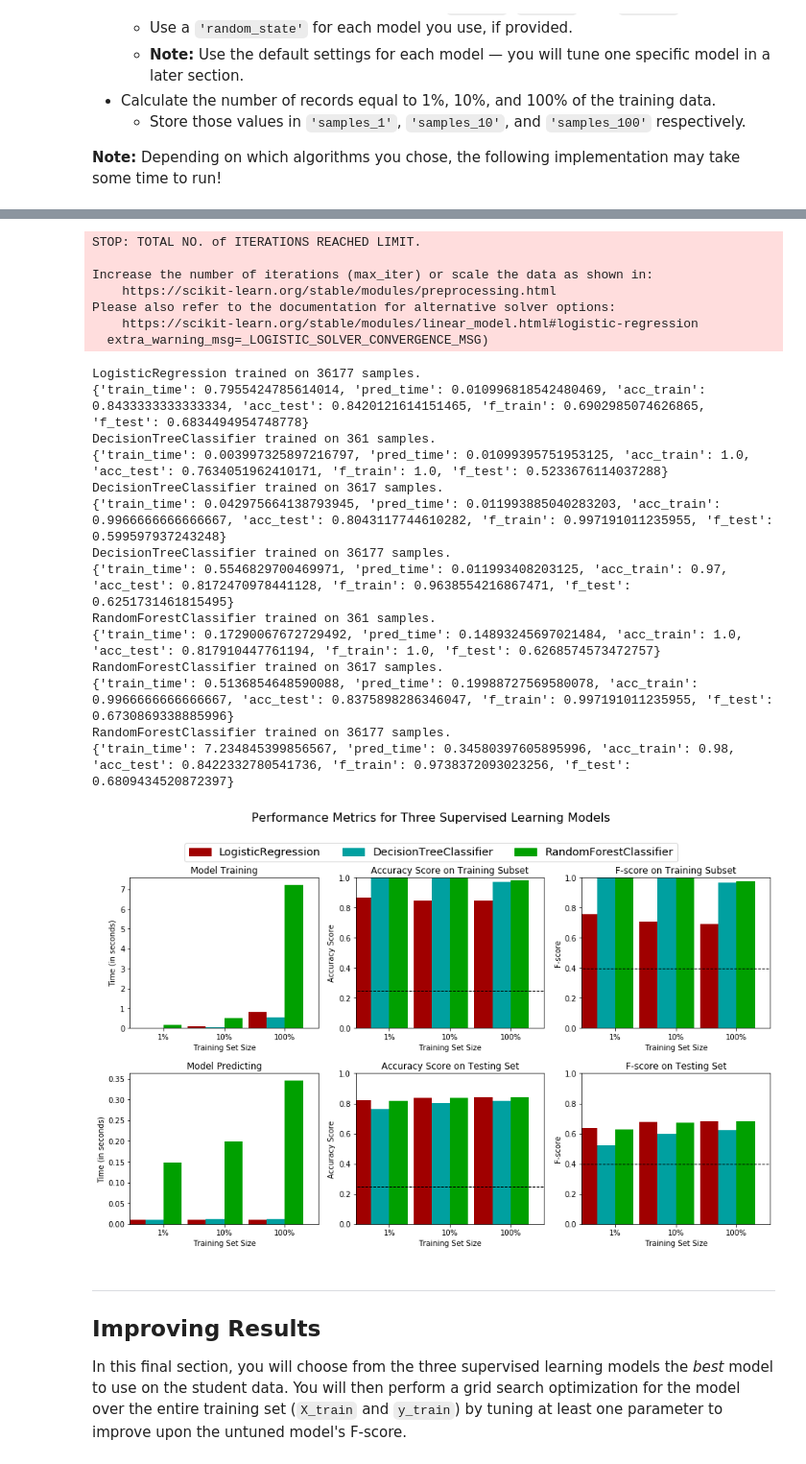
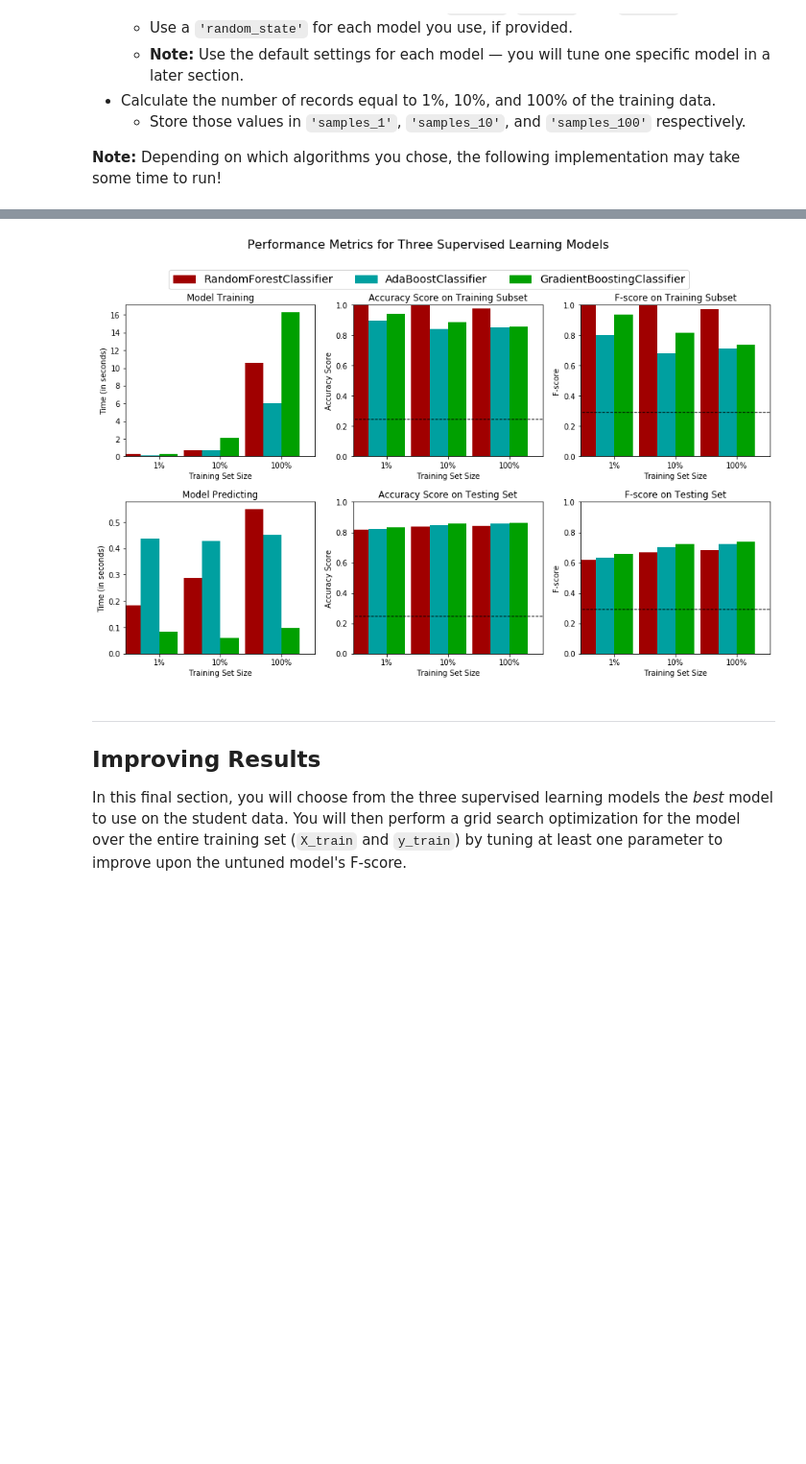
Before and after one commit to santoshjoshigithub/udacity, a Jupyter notebook: intro_to_machine_learning_with_pytorch/p1_charityml/finding_donors.ipynb, the cells around one changed output, grey strips where cells are left out. Shown: that part at 96% size. Saved outputs shown, nothing was run; the diff lists cells and outputs as text; code cells hidden in the pictures; blank space fills up the shorter version.

```diff
--- a/intro_to_machine_learning_with_pytorch/p1_charityml/finding_donors.ipynb
+++ b/intro_to_machine_learning_with_pytorch/p1_charityml/finding_donors.ipynb
@@ -256,14 +257,15 @@ FN = 0
 
 # Calculate accuracy, precision and recall
 accuracy = (TP + TN) / (TP + FP + TN + FN)
-recall = TP / (TP + FP)
-precision = TP / (TP + FN)
+recall = TP / (TP + FN)
+precision = TP / (TP + FP)
 
 # Calculate F-score using the formula above for beta = 0.5 and correct values for precision and recall.
 
 # b represents beta and it's value is set to 0.5
 b = 0.5
-fscore = (1+b**2) * ((precision * recall) / (b**2 * precision + recall ))
+#fscore = (1+b**2) * ((precision * recall) / ((b**2 * precision) + recall ))
+fscore = (1+0.5**2) * ((precision * recall) / ((0.5**2 * precision) + recall ))
 
 # Print the results
 print("Naive Predictor: [Accuracy score: {:.4f}, F-score: {:.4f}]".format(accuracy, fscore))
@@ -404,27 +415,21 @@ In the code cell, you will need to implement the following:
 
 **Note:** Depending on which algorithms you chose, the following implementation may take some time to run!
 # %%
-# TODO: Import the three supervised learning models from sklearn
-from sklearn.linear_model import LogisticRegression
-from sklearn.tree import DecisionTreeClassifier
+# Import the three supervised learning models from sklearn
 from sklearn.ensemble import RandomForestClassifier
+from sklearn.ensemble import AdaBoostClassifier
+from sklearn.ensemble import GradientBoostingClassifier
 
-# TODO: Initialize the three models
-clf_A = LogisticRegression()
-clf_B = DecisionTreeClassifier()
-clf_C = RandomForestClassifier()
+# Initialize the three models
+clf_A = RandomForestClassifier(random_state = 42)
+clf_B = AdaBoostClassifier(random_state = 42)
+clf_C = GradientBoostingClassifier(random_state = 42)
 
-# TODO: Calculate the number of samples for 1%, 10%, and 100% of the training data
-# HINT: samples_100 is the entire training set i.e. len(y_train)
-# HINT: samples_10 is 10% of samples_100 (ensure to set the count of the values to be `int` and not `float`)
-# HINT: samples_1 is 1% of samples_100 (ensure to set the count of the values to be `int` and not `float`)
+# Calculate the number of samples for 1%, 10%, and 100% of the training data
 samples_100 = int(len(y_train))
 samples_10 = int(samples_100 / 10)
 samples_1 = int(samples_100 / 100)
 
-print(samples_100)
-print(samples_10)
-print(samples_1)
 
 # Collect results on the learners
 results = {}
@@ -448,25 +464,4 @@ LogisticRegression trained on 3617 samples.
-STOP: TOTAL NO. of ITERATIONS REACHED LIMIT.
-
-Increase the number of iterations (max_iter) or scale the data as shown in:
-    https://scikit-learn.org/stable/modules/preprocessing.html
-Please also refer to the documentation for alternative solver options:
-    https://scikit-learn.org/stable/modules/linear_model.html#logistic-regression
-  extra_warning_msg=_LOGISTIC_SOLVER_CONVERGENCE_MSG)
-LogisticRegression trained on 36177 samples.
-{'train_time': 0.7955424785614014, 'pred_time': 0.010996818542480469, 'acc_train': 0.8433333333333334, 'acc_test': 0.8420121614151465, 'f_train': 0.6902985074626865, 'f_test': 0.6834494954748778}
-DecisionTreeClassifier trained on 361 samples.
-{'train_time': 0.003997325897216797, 'pred_time': 0.01099395751953125, 'acc_train': 1.0, 'acc_test': 0.7634051962410171, 'f_train': 1.0, 'f_test': 0.5233676114037288}
-DecisionTreeClassifier trained on 3617 samples.
-{'train_time': 0.042975664138793945, 'pred_time': 0.011993885040283203, 'acc_train': 0.9966666666666667, 'acc_test': 0.8043117744610282, 'f_train': 0.997191011235955, 'f_test': 0.599597937243248}
-DecisionTreeClassifier trained on 36177 samples.
-{'train_time': 0.5546829700469971, 'pred_time': 0.011993408203125, 'acc_train': 0.97, 'acc_test': 0.8172470978441128, 'f_train': 0.9638554216867471, 'f_test': 0.6251731461815495}
-RandomForestClassifier trained on 361 samples.
-{'train_time': 0.17290067672729492, 'pred_time': 0.14893245697021484, 'acc_train': 1.0, 'acc_test': 0.817910447761194, 'f_train': 1.0, 'f_test': 0.6268574573472757}
-RandomForestClassifier trained on 3617 samples.
-{'train_time': 0.5136854648590088, 'pred_time': 0.19988727569580078, 'acc_train': 0.9966666666666667, 'acc_test': 0.8375898286346047, 'f_train': 0.997191011235955, 'f_test': 0.6730869338885996}
-RandomForestClassifier trained on 36177 samples.
-{'train_time': 7.234845399856567, 'pred_time': 0.34580397605895996, 'acc_train': 0.98, 'acc_test': 0.8422332780541736, 'f_train': 0.9738372093023256, 'f_test': 0.6809434520872397}
-[figure, old version]
+[figure, new version]
 # %% [markdown]
 ----
 ## Improving Results
```
Also changed, not shown: parts of 22 cells of this notebook.
